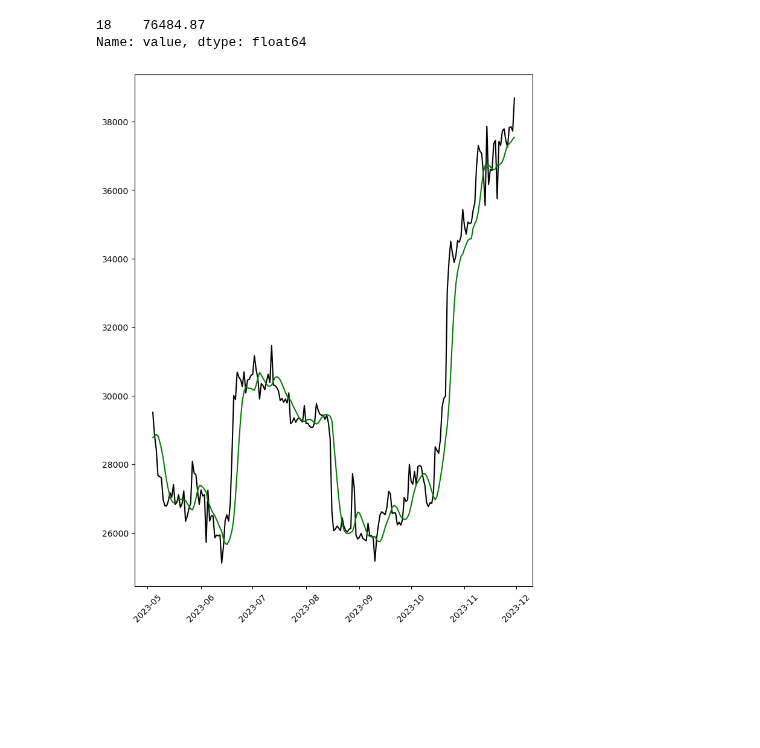
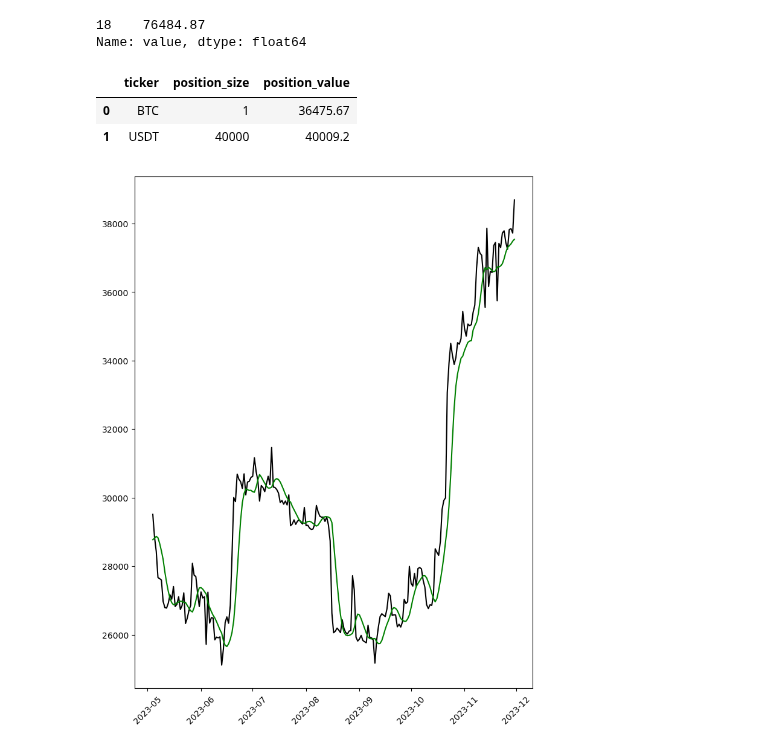
Before and after one commit to ArtemChemist/crypto, a Jupyter notebook: test clases.ipynb, the cells around one changed output. Drawn from its saved outputs; the diff is of its cells as text; code cells hidden in the pictures; blank space fills up the shorter version.

Commit message:
Introduced getting positions

```diff
--- a/test clases.ipynb
+++ b/test clases.ipynb
@@ -62,6 +62,12 @@ my_portfolio.get_value(date.fromisoformat('2023-11-12'))
 # %% [output]
 18    76484.87
 Name: value, dtype: float64
+# %%
+my_portfolio.get_positions(date.fromisoformat('2023-11-12'))
+# %% [output]
+|  | ticker | position_size | position_value |
+| 0 | BTC | 1 | 36475.67 |
+| 1 | USDT | 40000 | 40009.2 |
 # %%
 # Plot data we got
 fig, ax = plt.subplots(1, 1, sharex = True)
```
Also changed, not shown: parts of 1 cell of this notebook, 1 other file.
